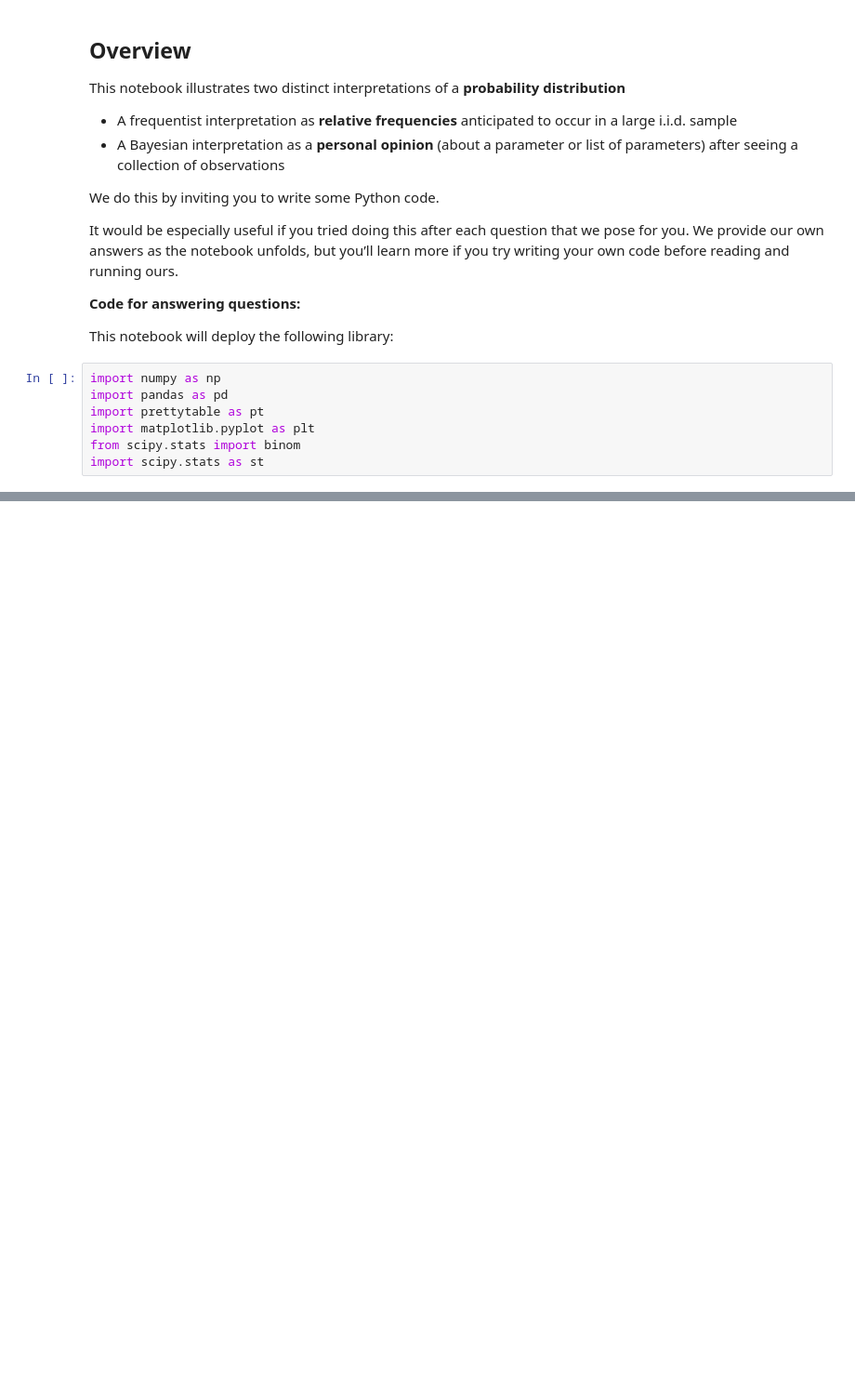
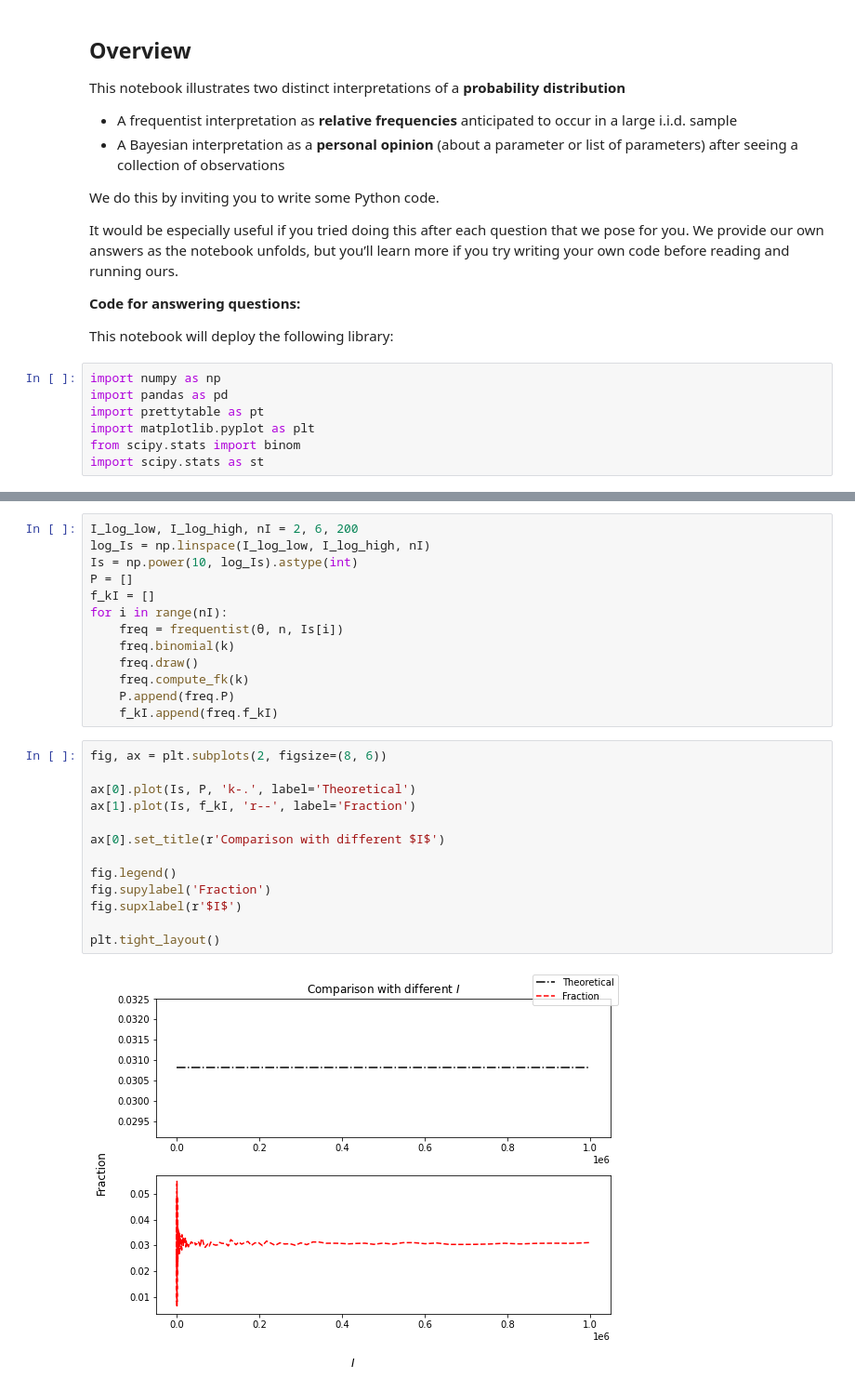
Before and after one commit to beauvilerobed/quantitative-economics-with-python, a Jupyter notebook: elementary_statistics/10_two_meaning_of_probability.ipynb, the cells around one changed output, grey strips where cells are left out. Shown at 93% size. Saved outputs shown, nothing was run; the diff lists cells and outputs as text; blank space fills up the shorter version.

```diff
--- a/elementary_statistics/10_two_meaning_of_probability.ipynb
+++ b/elementary_statistics/10_two_meaning_of_probability.ipynb
@@ -69,0 +228,28 @@ As usual, a law of large numbers justifies this answer.
+# %%
+I_log_low, I_log_high, nI = 2, 6, 200
+log_Is = np.linspace(I_log_low, I_log_high, nI)
+Is = np.power(10, log_Is).astype(int)
+P = []
+f_kI = []
+for i in range(nI):
+    freq = frequentist(θ, n, Is[i])
+    freq.binomial(k)
+    freq.draw()
+    freq.compute_fk(k)
+    P.append(freq.P)
+    f_kI.append(freq.f_kI)
+# %%
+fig, ax = plt.subplots(2, figsize=(8, 6))
+
+ax[0].plot(Is, P, 'k-.', label='Theoretical')
+ax[1].plot(Is, f_kI, 'r--', label='Fraction')
+
+ax[0].set_title(r'Comparison with different $I$')
+
+fig.legend()
+fig.supylabel('Fraction')
+fig.supxlabel(r'$I$')
+
+plt.tight_layout()
+# %% [output]
+[figure, added]
```
Also changed, not shown: parts of 26 cells of this notebook.
